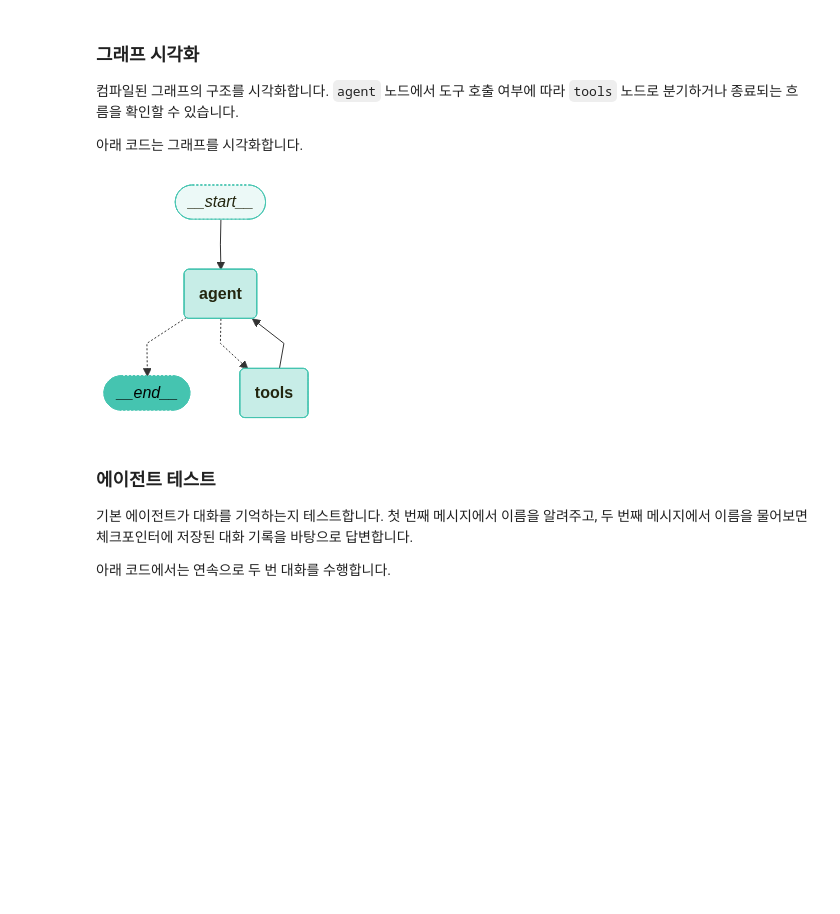
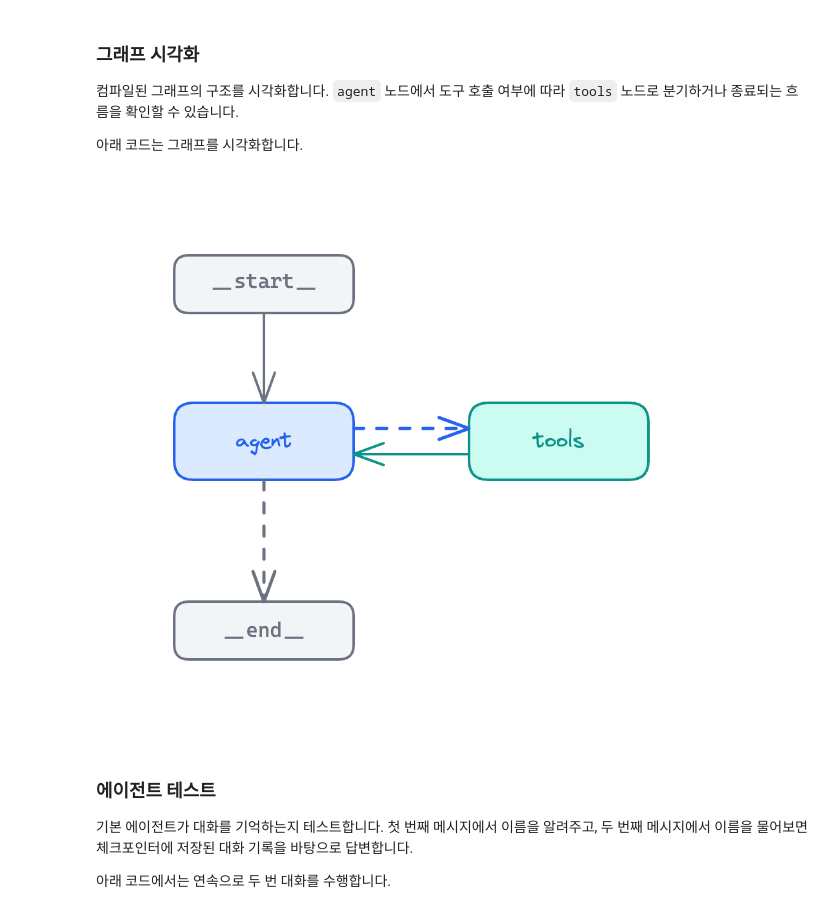
Before and after one commit to taehan79-kim/langgraph-v1-tutorial, a Jupyter notebook: 05-Memory/03-LangGraph-Short-Term-Memory.ipynb, the cells around one changed output. Cells and saved outputs as stored; diff of their text form; code cells hidden in the pictures; blank space fills up the shorter version.

```diff
--- a/05-Memory/03-LangGraph-Short-Term-Memory.ipynb
+++ b/05-Memory/03-LangGraph-Short-Term-Memory.ipynb
@@ -115,12 +136,12 @@ print("기본 에이전트 생성 완료!")
 
 아래 코드는 그래프를 시각화합니다.
 # %%
-from langchain_teddynote.graphs import visualize_graph
+from IPython.display import Image
 
 # 그래프 시각화
-visualize_graph(app)
+Image("./assets/03-basic-agent-graph.png")
 # %% [output]
-[figure, old version]
+[figure, new version]
 # %% [markdown]
 ### 에이전트 테스트
 
```
Also changed, not shown: parts of 16 cells of this notebook, 11 other files.
